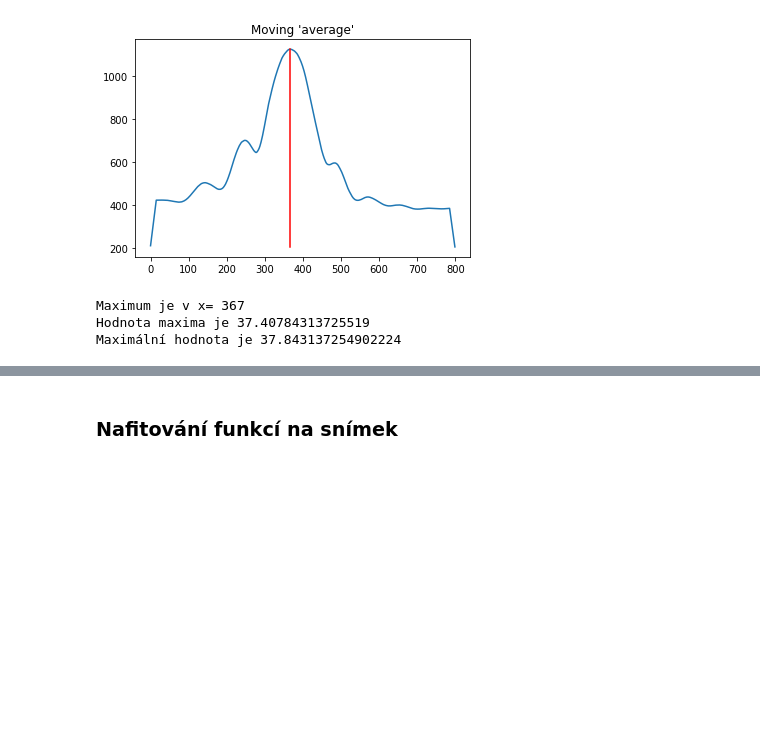
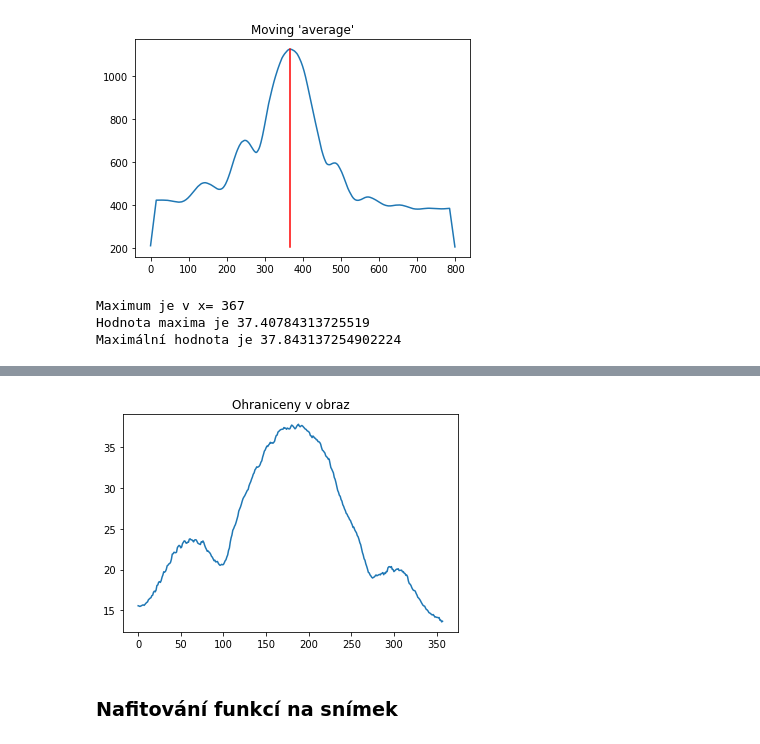
Before and after one commit to Tommekster/tyden-vedy-scintilator, a Jupyter notebook: stepfunction.ipynb, the cells around one changed output, grey strips where cells are left out. Saved outputs shown, nothing was run; the diff lists cells and outputs as text; code cells hidden in the pictures; blank space fills up the shorter version.

```diff
--- a/stepfunction.ipynb
+++ b/stepfunction.ipynb
@@ -133,3 +165,9 @@ Maximální hodnota je 37.843137254902224
+# %%
+h1 = h1[bound_L:bound_R]
+plt.plot(h1);
+plt.title('Ohraniceny v obraz');
+# %% [output]
+[figure, added]
 # %% [markdown]
 ### Nafitování funkcí na snímek
 # %% [markdown]
```
Also changed, not shown: parts of 9 cells of this notebook.
